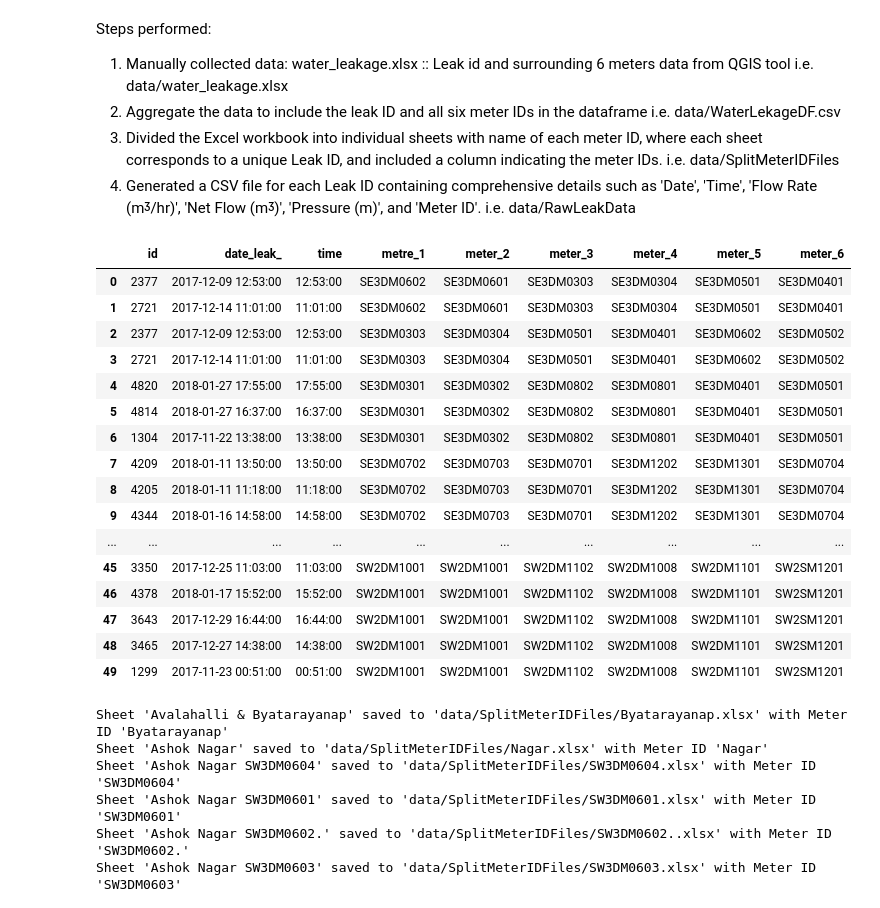
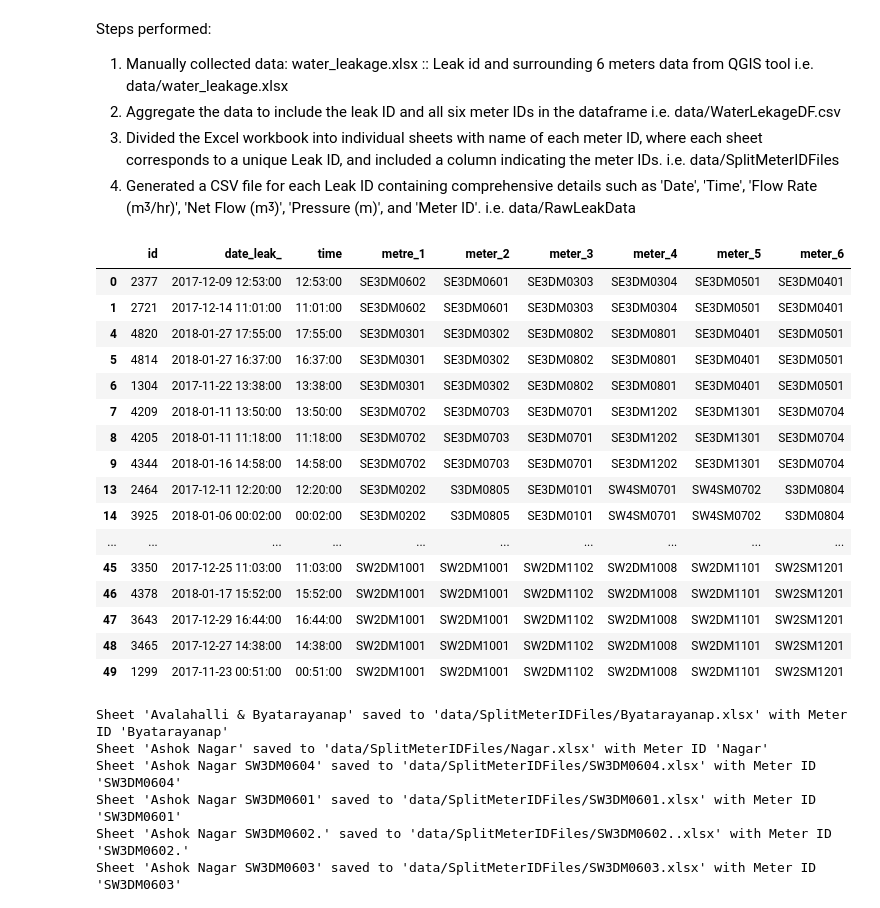
Before and after one commit to povishwa/DSBA_PROJECT, a Jupyter notebook: src/1_ExtarctRawLeakData.ipynb, the cells around one changed output. Drawn from its saved outputs; the diff is of its cells as text; code cells hidden in the pictures.

```diff
--- a/src/1_ExtarctRawLeakData.ipynb
+++ b/src/1_ExtarctRawLeakData.ipynb
@@ -25,41 +25,43 @@ from datetime import datetime
 
 df = pd.read_excel("data/water_leakage.xlsx")
 WaterLekageDF = pd.DataFrame(df[["id", "date_leak_", "metre_1", "meter_2", "meter_3", "meter_4", "meter_5", "meter_6"]])
+# Dropping duplicate rows based on 'id' column
+WaterLekageDF.drop_duplicates(subset='id', inplace=True)
 #print(WaterLekageDF)
 
 input_format = "%Y-%m-%d %I:%M %p"
 output_format = "%Y-%m-%d %H:%M:%S"
 
 def convert_date(date_str):
     if isinstance(date_str, str):
         date_str = date_str.upper()
         # Replace "A.M." and "P.M." with "AM" and "PM" respectively
         date_str = date_str.replace(" A.M.", " AM").replace(" P.M.", " PM")
         # Parsing the date string into a datetime object
         date_obj = datetime.strptime(date_str, input_format)
         formatted_date = date_obj.strftime(output_format)
         return formatted_date
     else:
         return date_str
 WaterLekageDF['date_leak_'] = WaterLekageDF['date_leak_'].apply(lambda x: convert_date(x))
 # print(WaterLekageDF['date_leak_'])
 WaterLekageDF['date_leak_'] = pd.to_datetime(WaterLekageDF['date_leak_'])
 WaterLekageDF.insert(2, 'time', WaterLekageDF['date_leak_'].dt.strftime('%H:%M:%S'))
 # Saving the DataFrame to a CSV file
 WaterLekageDF.to_csv("data/WaterLekageDF.csv", index=False)
 WaterLekageDF
 # %% [output]
 |  | id | date_leak_ | time | metre_1 | meter_2 | meter_3 | meter_4 | meter_5 | meter_6 |
 | 0 | 2377 | 2017-12-09 12:53:00 | 12:53:00 | SE3DM0602 | SE3DM0601 | SE3DM0303 | SE3DM0304 | SE3DM0501 | SE3DM0401 |
 | 1 | 2721 | 2017-12-14 11:01:00 | 11:01:00 | SE3DM0602 | SE3DM0601 | SE3DM0303 | SE3DM0304 | SE3DM0501 | SE3DM0401 |
-| 2 | 2377 | 2017-12-09 12:53:00 | 12:53:00 | SE3DM0303 | SE3DM0304 | SE3DM0501 | SE3DM0401 | SE3DM0602 | SE3DM0502 |
-| 3 | 2721 | 2017-12-14 11:01:00 | 11:01:00 | SE3DM0303 | SE3DM0304 | SE3DM0501 | SE3DM0401 | SE3DM0602 | SE3DM0502 |
 | 4 | 4820 | 2018-01-27 17:55:00 | 17:55:00 | SE3DM0301 | SE3DM0302 | SE3DM0802 | SE3DM0801 | SE3DM0401 | SE3DM0501 |
 | 5 | 4814 | 2018-01-27 16:37:00 | 16:37:00 | SE3DM0301 | SE3DM0302 | SE3DM0802 | SE3DM0801 | SE3DM0401 | SE3DM0501 |
 | 6 | 1304 | 2017-11-22 13:38:00 | 13:38:00 | SE3DM0301 | SE3DM0302 | SE3DM0802 | SE3DM0801 | SE3DM0401 | SE3DM0501 |
 | 7 | 4209 | 2018-01-11 13:50:00 | 13:50:00 | SE3DM0702 | SE3DM0703 | SE3DM0701 | SE3DM1202 | SE3DM1301 | SE3DM0704 |
 | 8 | 4205 | 2018-01-11 11:18:00 | 11:18:00 | SE3DM0702 | SE3DM0703 | SE3DM0701 | SE3DM1202 | SE3DM1301 | SE3DM0704 |
 | 9 | 4344 | 2018-01-16 14:58:00 | 14:58:00 | SE3DM0702 | SE3DM0703 | SE3DM0701 | SE3DM1202 | SE3DM1301 | SE3DM0704 |
+| 13 | 2464 | 2017-12-11 12:20:00 | 12:20:00 | SE3DM0202 | S3DM0805 | SE3DM0101 | SW4SM0701 | SW4SM0702 | S3DM0804 |
+| 14 | 3925 | 2018-01-06 00:02:00 | 00:02:00 | SE3DM0202 | S3DM0805 | SE3DM0101 | SW4SM0701 | SW4SM0702 | S3DM0804 |
 | ... | ... | ... | ... | ... | ... | ... | ... | ... | ... |
 | 45 | 3350 | 2017-12-25 11:03:00 | 11:03:00 | SW2DM1001 | SW2DM1001 | SW2DM1102 | SW2DM1008 | SW2DM1101 | SW2SM1201 |
 | 46 | 4378 | 2018-01-17 15:52:00 | 15:52:00 | SW2DM1001 | SW2DM1001 | SW2DM1102 | SW2DM1008 | SW2DM1101 | SW2SM1201 |
```
Also changed, not shown: parts of 1 cell of this notebook.
